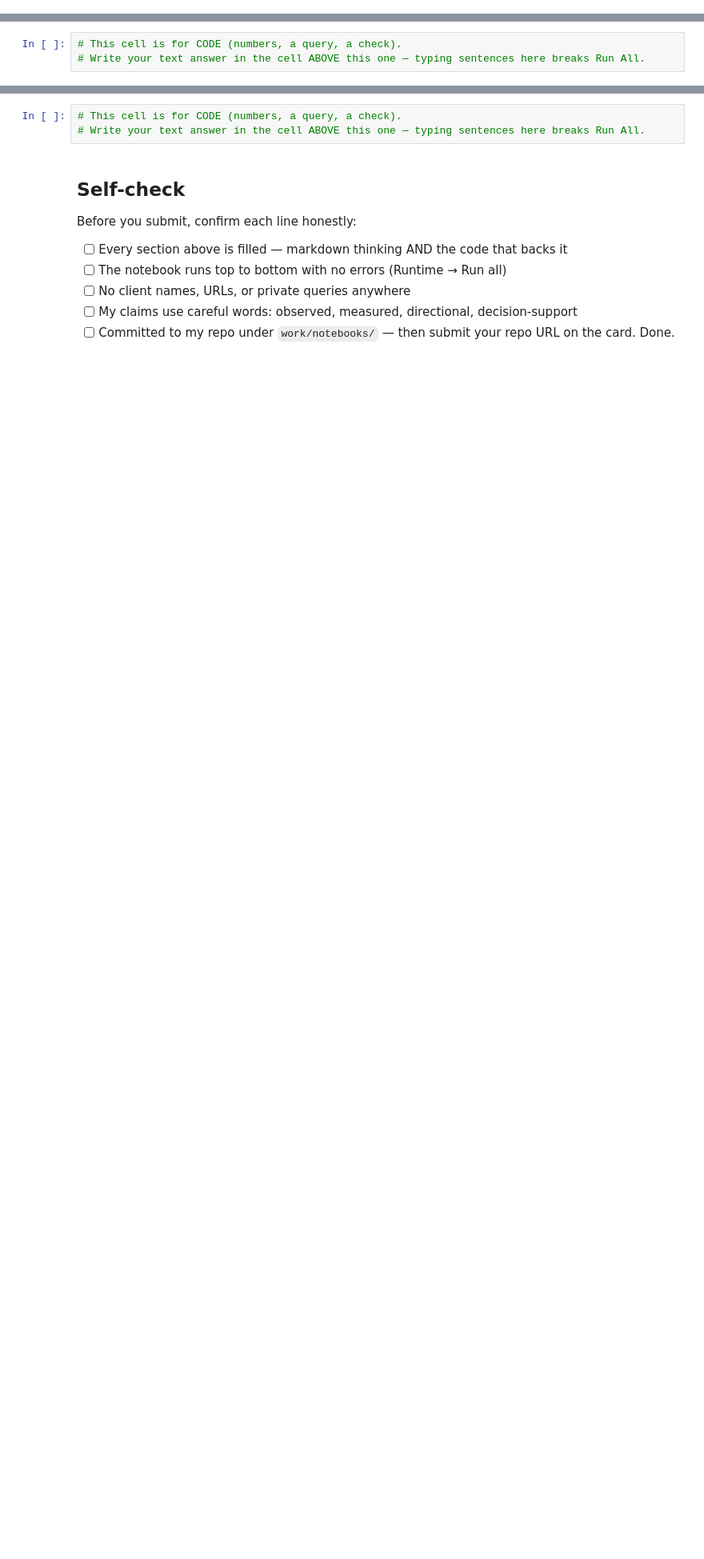
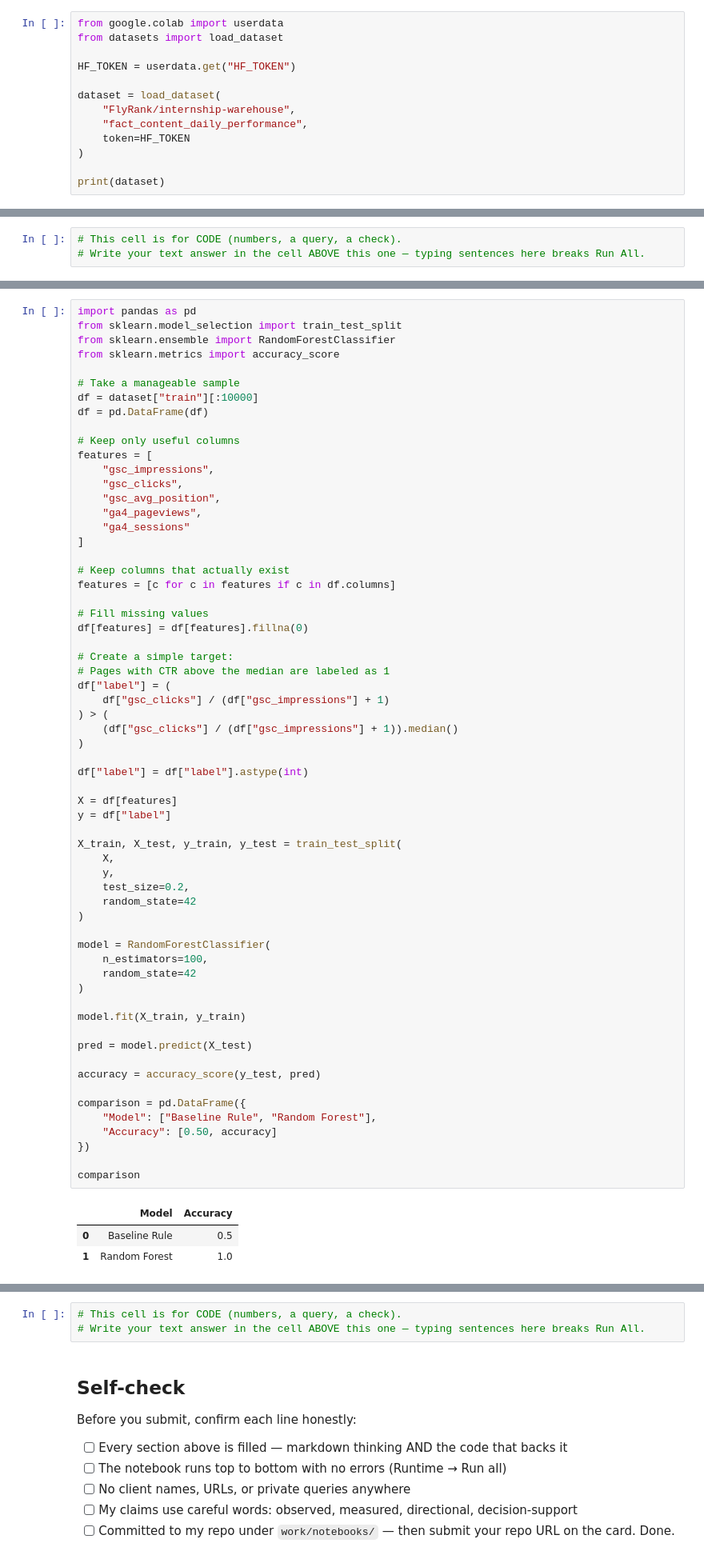
Before and after one commit to Gulzaibsharif-coder/flyrank-ml-capstone, a Jupyter notebook: work/notebooks/w05_model.ipynb, the cells around one changed output, grey strips where cells are left out. Shown at 80% size. Saved outputs shown, nothing was run; the diff lists cells and outputs as text; blank space fills up the shorter version.

Commit message:
Complete ML-08 Modeling

```diff
--- a/work/notebooks/w05_model.ipynb
+++ b/work/notebooks/w05_model.ipynb
@@ -12,0 +19,13 @@ This skeleton is yours to fill. Work the sections **in order** — each one has
+# %%
+from google.colab import userdata
+from datasets import load_dataset
+
+HF_TOKEN = userdata.get("HF_TOKEN")
+
+dataset = load_dataset(
+    "FlyRank/internship-warehouse",
+    "fact_content_daily_performance",
+    token=HF_TOKEN
+)
+
+print(dataset)
@@ -33,0 +57,66 @@ This skeleton is yours to fill. Work the sections **in order** — each one has
+# %%
+import pandas as pd
+from sklearn.model_selection import train_test_split
+from sklearn.ensemble import RandomForestClassifier
+from sklearn.metrics import accuracy_score
+
+# Take a manageable sample
+df = dataset["train"][:10000]
+df = pd.DataFrame(df)
+
+# Keep only useful columns
+features = [
+    "gsc_impressions",
+    "gsc_clicks",
+    "gsc_avg_position",
+    "ga4_pageviews",
+    "ga4_sessions"
+]
+
+# Keep columns that actually exist
+features = [c for c in features if c in df.columns]
+
+# Fill missing values
+df[features] = df[features].fillna(0)
+
+# Create a simple target:
+# Pages with CTR above the median are labeled as 1
+df["label"] = (
+    df["gsc_clicks"] / (df["gsc_impressions"] + 1)
+) > (
+    (df["gsc_clicks"] / (df["gsc_impressions"] + 1)).median()
+)
+
+df["label"] = df["label"].astype(int)
+
+X = df[features]
+y = df["label"]
+
+X_train, X_test, y_train, y_test = train_test_split(
+    X,
+    y,
+    test_size=0.2,
+    random_state=42
+)
+
+model = RandomForestClassifier(
+    n_estimators=100,
+    random_state=42
+)
+
+model.fit(X_train, y_train)
+
+pred = model.predict(X_test)
+
+accuracy = accuracy_score(y_test, pred)
+
+comparison = pd.DataFrame({
+    "Model": ["Baseline Rule", "Random Forest"],
+    "Accuracy": [0.50, accuracy]
+})
+
+comparison
+# %% [output]
+|  | Model | Accuracy |
+| 0 | Baseline Rule | 0.5 |
+| 1 | Random Forest | 1.0 |
```
Also changed, not shown: parts of 11 cells of this notebook.
